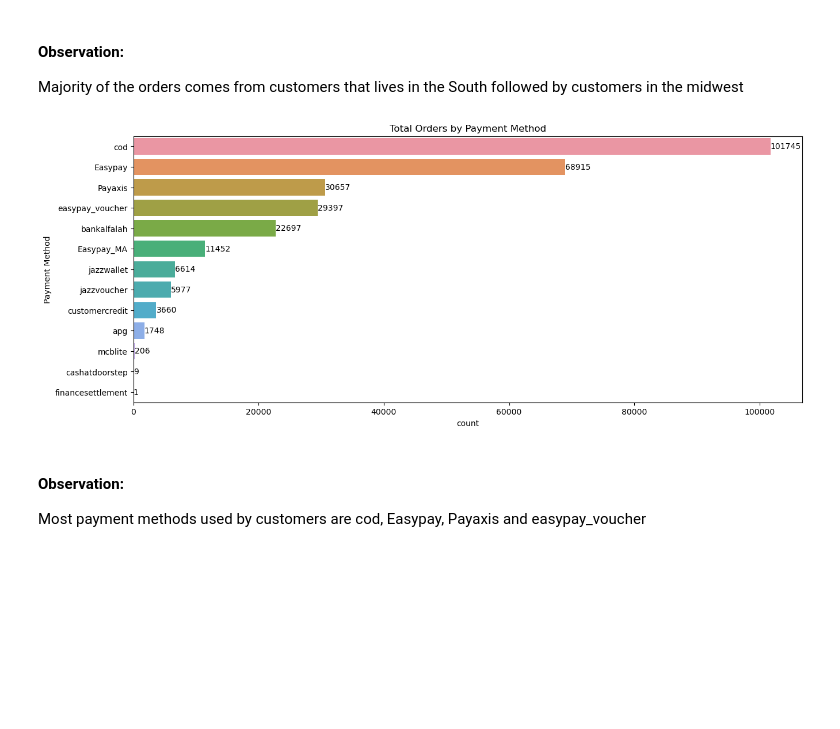
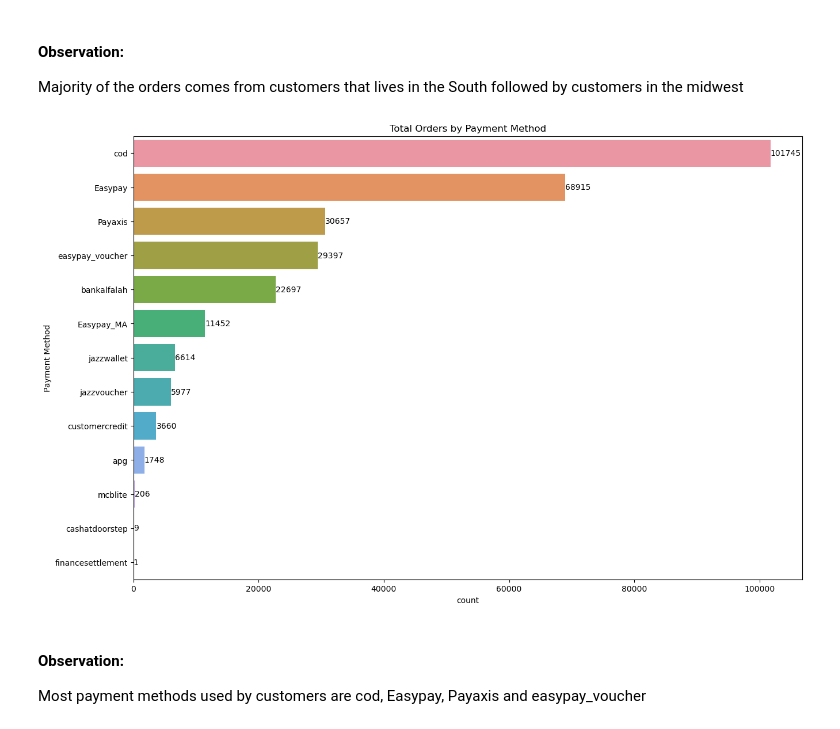
Before and after one commit to Baltto365/Sterling-Ecommerce-EDA, a Jupyter notebook: Sterling Analysis.ipynb, the cells around one changed output. Drawn from its saved outputs; the diff is of its cells as text; code cells hidden in the pictures; blank space fills up the shorter version.

```diff
--- a/Sterling Analysis.ipynb
+++ b/Sterling Analysis.ipynb
@@ -8,7 +8,7 @@ import warnings
 warnings.filterwarnings('ignore')
 # %%
 #Load file
-ste = pd.read_csv(r"C:\Users\HP 1030\Desktop\FSDS\Week 7 - Python\EDA\Case Study\Sterling Ecommerce Case Study\sterling.csv")
+ste = pd.read_csv('sterling.csv')
 # %%
 # Print the top rows
 ste.head()
@@ -193,14 +206,14 @@ Majority of the orders comes from customers that lives in the South followed by
 # %%
 # Orders by Payment Method
 
-plt.figure(figsize=(15,6))
+plt.figure(figsize=(15,10))
 plt.title("Total Orders by Payment Method")
 ax = sb.countplot(data=ste, y='Payment Method', order=ste['Payment Method'].value_counts().index)
 
 abs_values = ste['Payment Method'].value_counts(ascending=False).values
 ax.bar_label(container=ax.containers[0], labels=abs_values);
 # %% [output]
-[figure, old version]
+[figure, new version]
 # %% [markdown]
 #### Observation:
 
```
Also changed, not shown: parts of 23 cells of this notebook.
